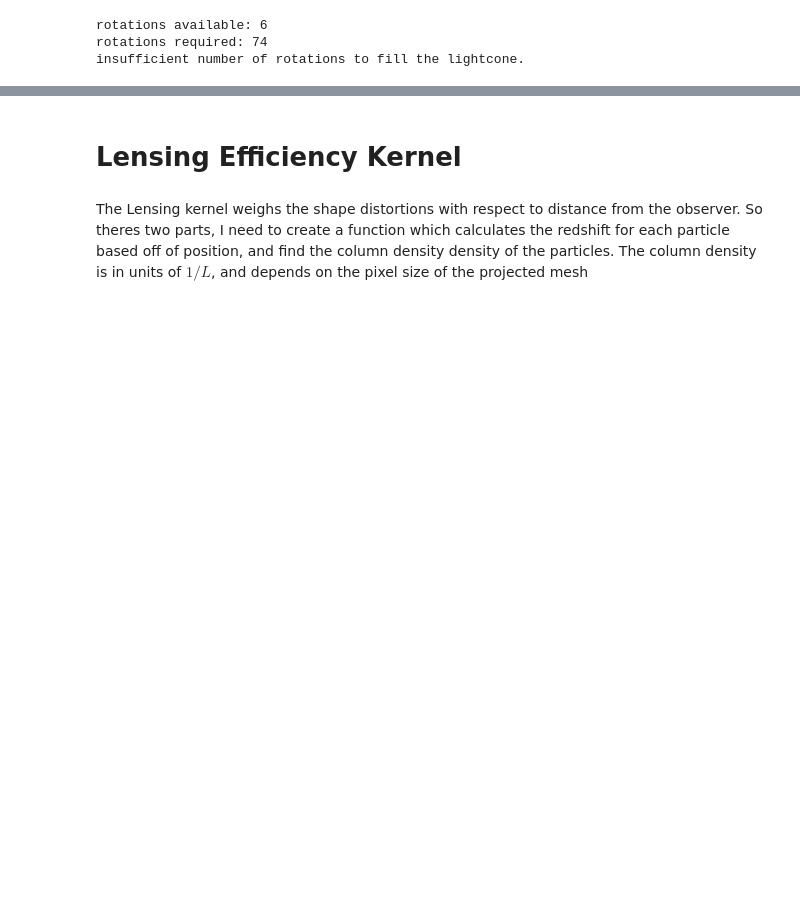
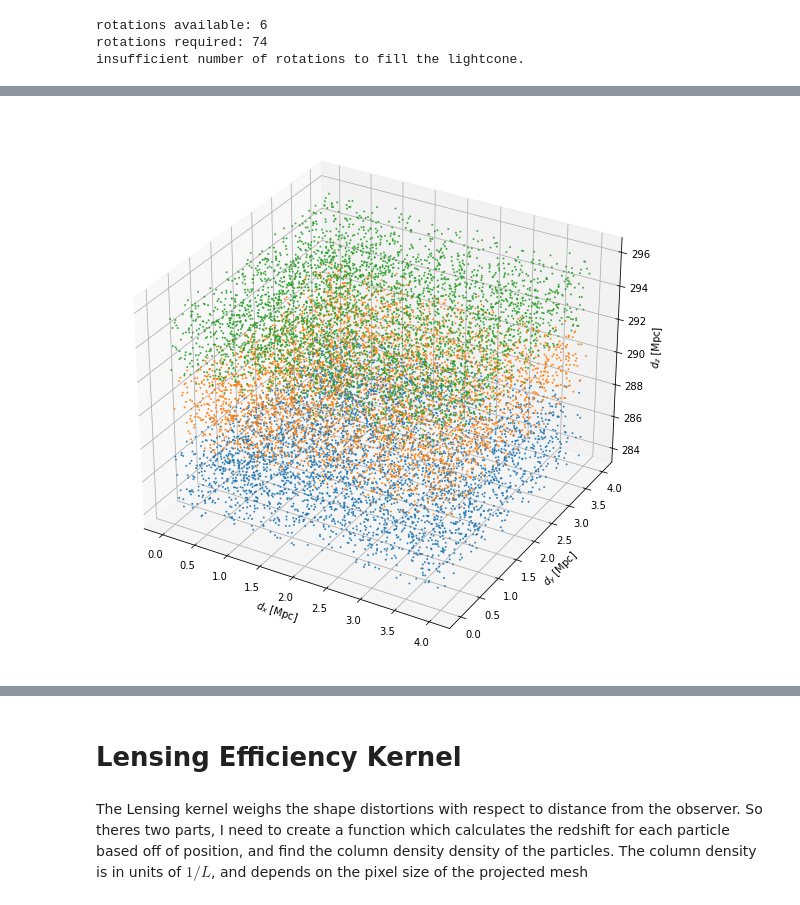
Before and after one commit to DifferentiableUniverseInitiative/flowpm, a Jupyter notebook: notebooks/Lensing.ipynb, the cells around one changed output, grey strips where cells are left out. Saved outputs shown, nothing was run; the diff lists cells and outputs as text; code cells hidden in the pictures; blank space fills up the shorter version.

```diff
--- a/notebooks/Lensing.ipynb
+++ b/notebooks/Lensing.ipynb
@@ -119,7 +176,7 @@ rotations available: 6
 rotations required: 74
 insufficient number of rotations to fill the lightcone.
 # %%
-fig = plt.figure()
+fig = plt.figure(figsize=(20, 10))
 ax = fig.add_subplot(111, projection='3d')
 
 # ax.scatter(tf.math.mod(x,boxsize)[:,0], tf.math.mod(x,boxsize)[:,1], tf.math.mod(x,boxsize)[:,2], c='k')
@@ -145,0 +201 @@ with tf.GradientTape() as g:
+[figure, added]
```
Also changed, not shown: parts of 13 cells of this notebook.
